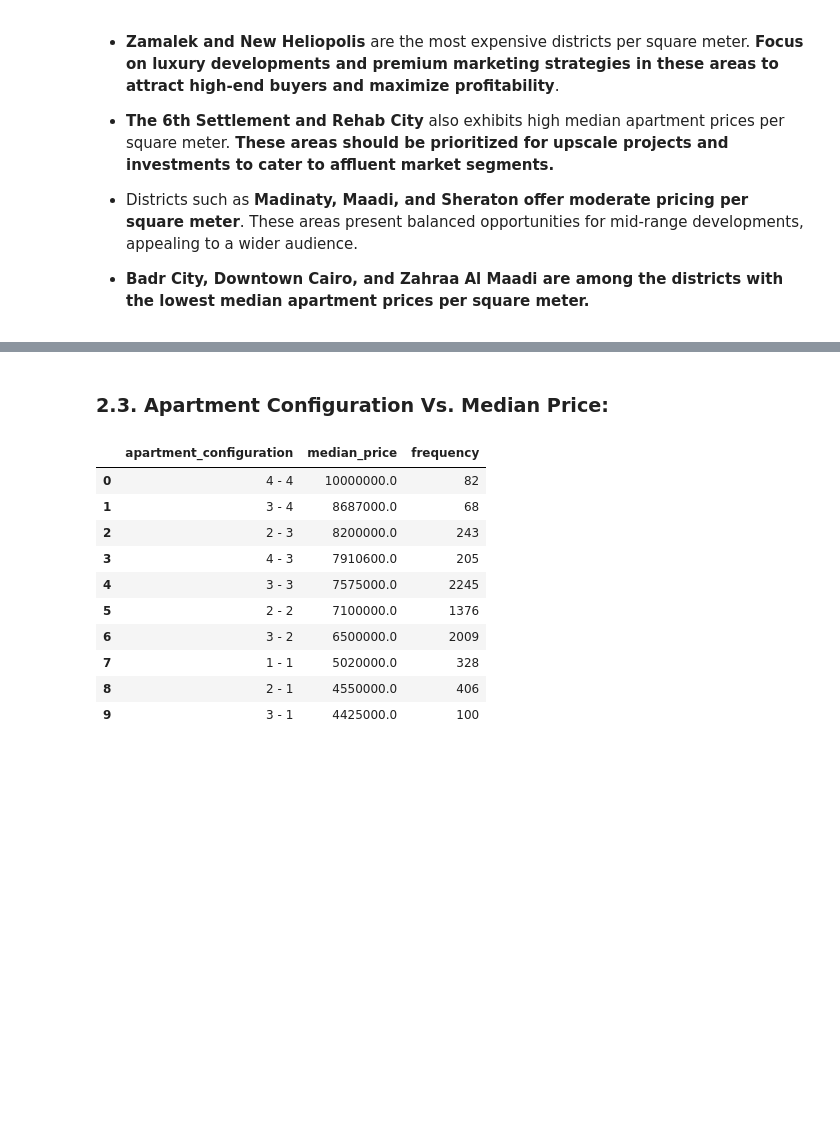
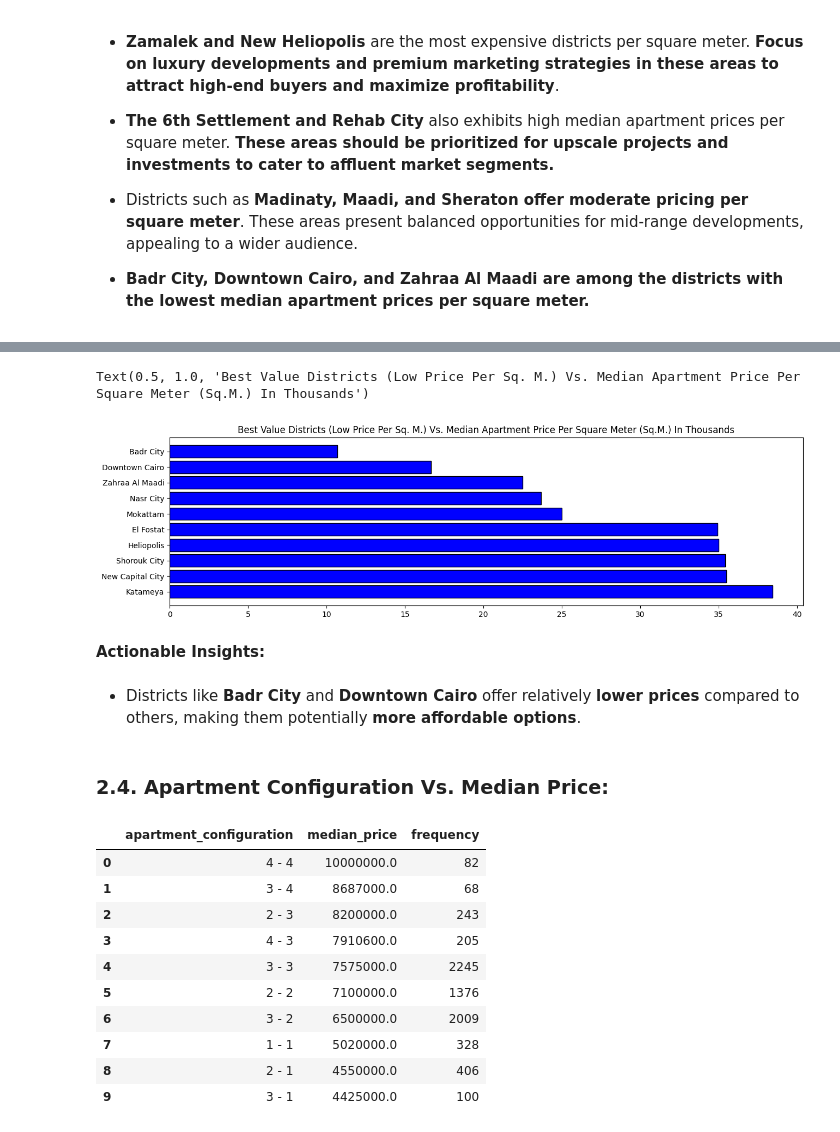
Before and after one commit to Geoshy/Bayut_Egypt_Real_Estate_Website_Data_Analysis_Project, a Jupyter notebook: Jupyter Notebooks/3_Bivariate_Analysis.ipynb, the cells around one changed output, grey strips where cells are left out. Cells and saved outputs as stored; diff of their text form; code cells hidden in the pictures; blank space fills up the shorter version.

```diff
--- a/Jupyter Notebooks/2_Bivariate_Analysis.ipynb
+++ b/Jupyter Notebooks/3_Bivariate_Analysis.ipynb
@@ -135,0 +159,17 @@ plt.show()
+# %%
+best_value_districts = df.groupby(
+    by=['general_district']
+).agg(
+    district_frequency=('general_district', 'size'),
+    median_price_per_sq_m_2=('price_per_sq_m_2', 'median')
+
+).sort_values(
+    by=['district_frequency'],
+    ascending=False
+).drop(
+    index='Other'
+).head(20).sort_values(
+    by=['median_price_per_sq_m_2'],
+    ascending=True
+).head(10)
+best_value_districts
@@ -136,5 +189,23 @@ plt.show()
+# %%
+plt.figure(figsize=(15,4))
+plt.barh(
+    best_value_districts.index,
+    best_value_districts['median_price_per_sq_m_2'],
+    color='blue',
+    edgecolor='black'
+)
+plt.gca().invert_yaxis()
+plt.gca().xaxis.set_major_formatter(plt.FuncFormatter(lambda x, position: (f"{int(x / 1000)}")))
+plt.title('Best Value Districts (Low Price Per Sq. M.) Vs. Median Apartment Price Per Square Meter (Sq.M.) In Thousands', size=12)
+# %% [output]
+Text(0.5, 1.0, 'Best Value Districts (Low Price Per Sq. M.) Vs. Median Apartment Price Per Square Meter (Sq.M.) In Thousands')
+[figure, added]
+# %% [markdown]
+**Actionable Insights:**
+# %% [markdown]
+- Districts like **Badr City** and **Downtown Cairo** offer relatively **lower prices** compared to others, making them potentially **more affordable options**.
 # %% [markdown]
-### **2.3. Apartment Configuration Vs. Median Price:**
+### **2.4. Apartment Configuration Vs. Median Price:**
 # %%
 apartment_configuration = df.groupby(
     by=['apartment_configuration']
```
Also changed, not shown: parts of 16 cells of this notebook, 3 other files.
